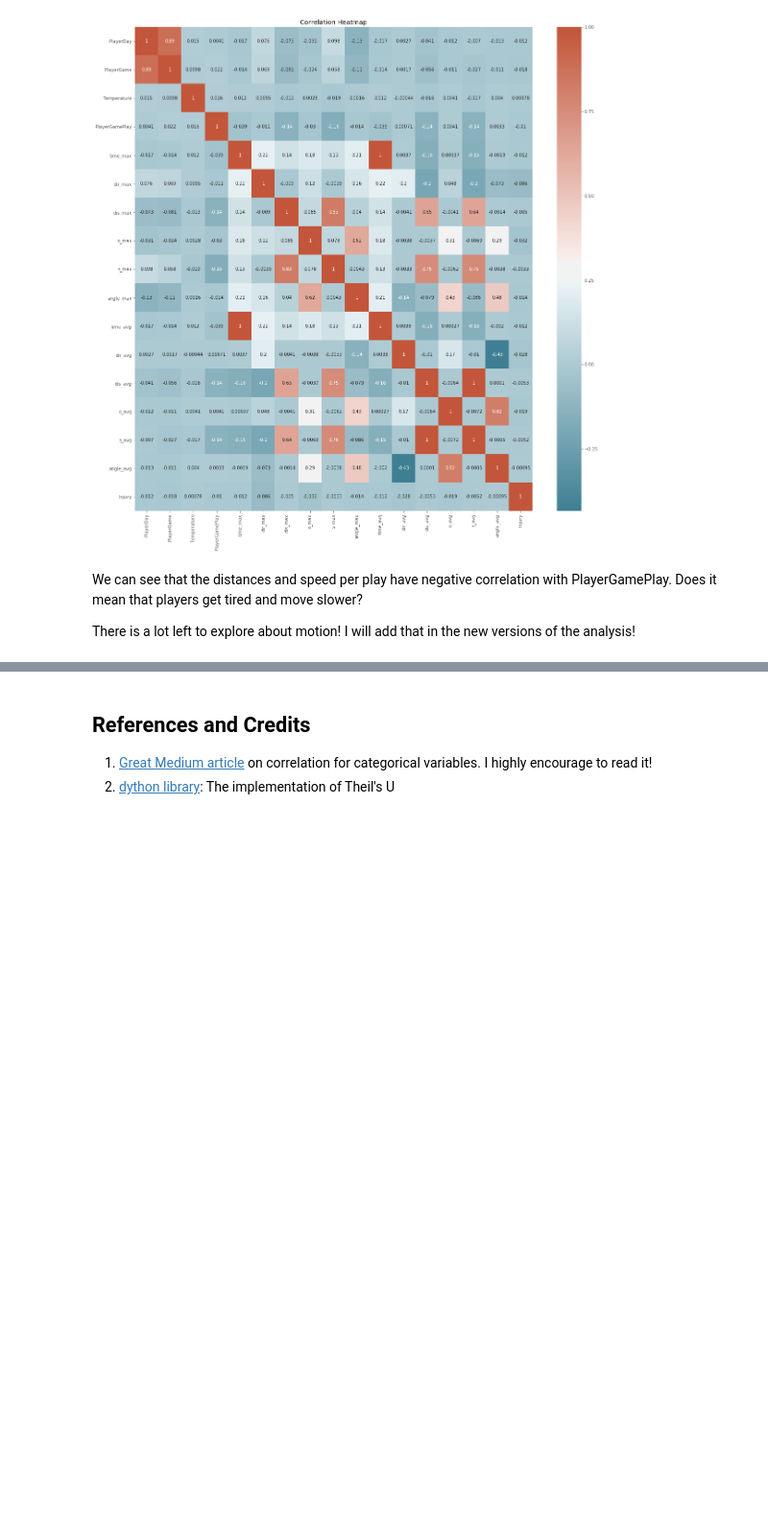
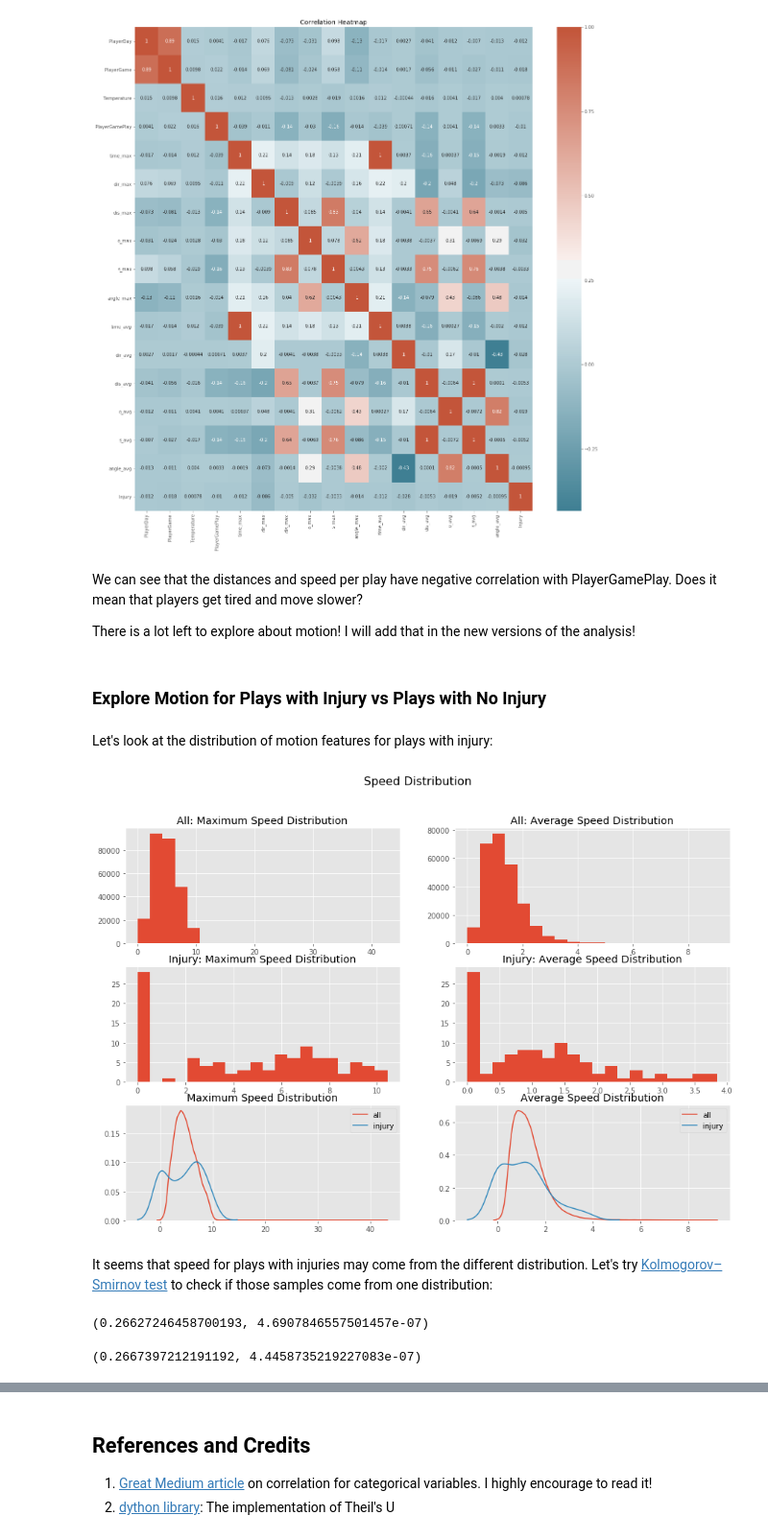
Before and after one commit to Lexie88rus/NFL-1st-and-Future, a Jupyter notebook: NFL_Injury_Analytics.ipynb, the cells around one changed output, grey strips where cells are left out. Shown at 96% size. Drawn from its saved outputs; the diff is of its cells as text; code cells hidden in the pictures; blank space fills up the shorter version.

Commit message:
Updated the analysis notebook: Added the analysis of distributions for thr motion features for plays with/without injury, for plays on natural/synthetic turf

```diff
--- a/NFL_Injury_Analytics.ipynb
+++ b/NFL_Injury_Analytics.ipynb
@@ -992,3 +992,48 @@ plt.show()
 We can see that the distances and speed per play have negative correlation with PlayerGamePlay. Does it mean that players get tired and move slower?
 
 There is a lot left to explore about motion! I will add that in the new versions of the analysis!
+# %% [markdown]
+### Explore Motion for Plays with Injury vs Plays with No Injury
+# %% [markdown]
+Let's look at the distribution of motion features for plays with injury:
+# %%
+fig, axs = plt.subplots(3,2,figsize=(15,10))
+
+axs[0,0].hist(motion_df.s_max, bins = 20)
+axs[0,0].set_title('All: Maximum Speed Distribution')
+
+axs[1,0].hist(motion_df[motion_df.Injury == 1].s_max, bins = 20)
+axs[1,0].set_title('Injury: Maximum Speed Distribution')
+
+axs[0,1].hist(motion_df.s_avg, bins = 20)
+axs[0,1].set_title('All: Average Speed Distribution')
+
+axs[1,1].hist(motion_df[motion_df.Injury == 1].s_avg, bins = 20)
+axs[1,1].set_title('Injury: Average Speed Distribution')
+
+sns.kdeplot(motion_df.s_max, ax = axs[2,0], label='all')
+sns.kdeplot(motion_df[motion_df.Injury == 1].s_max,ax = axs[2,0], label='injury')
+axs[2,0].set_title('Maximum Speed Distribution')
+
+sns.kdeplot(motion_df.s_avg, ax = axs[2,1], label='all')
+sns.kdeplot(motion_df[motion_df.Injury == 1].s_avg,ax = axs[2,1], label='injury')
+axs[2,1].set_title('Average Speed Distribution')
+
+plt.suptitle('Speed Distribution', fontsize=16)
+plt.show()
+# %% [output]
+[figure, added]
+# %% [markdown]
+It seems that speed for plays with injuries may come from the different distribution. Let's try [Kolmogorov–Smirnov test](https://en.wikipedia.org/wiki/Kolmogorov%E2%80%93Smirnov_test) to check if those samples come from one distribution:
+# %%
+# compare maximum play speed samples
+D, pvalue = ss.ks_2samp(motion_df.s_max, motion_df[motion_df.Injury == 1].s_max)
+D, pvalue
+# %% [output]
+(0.26627246458700193, 4.6907846557501457e-07)
+# %%
+# compare average play speed samples
+D, pvalue = ss.ks_2samp(motion_df.s_avg, motion_df[motion_df.Injury == 1].s_avg)
+D, pvalue
+# %% [output]
+(0.2667397212191192, 4.4458735219227083e-07)
```
Also changed, not shown: parts of 20 cells of this notebook.
